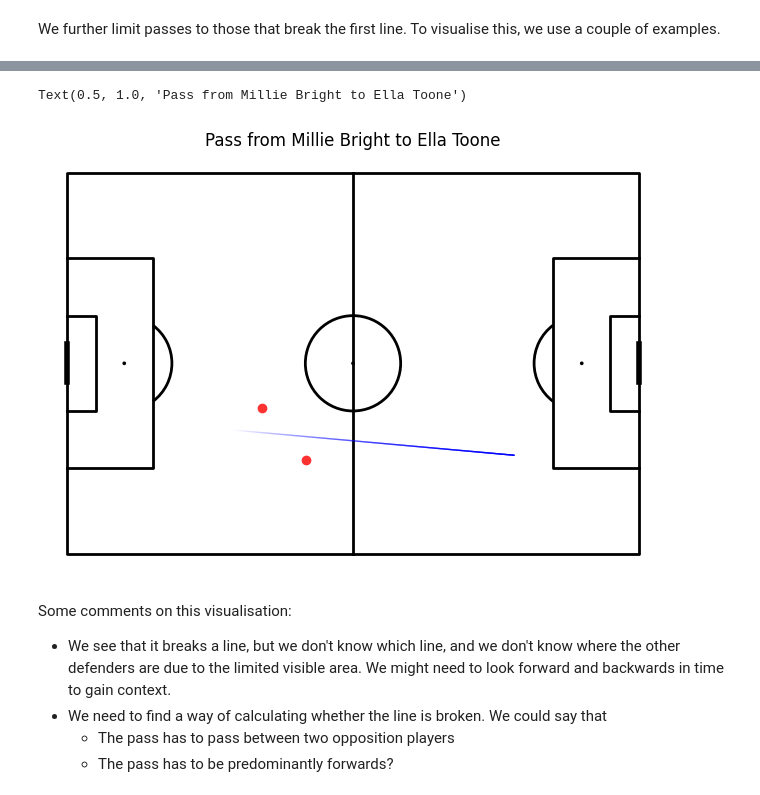
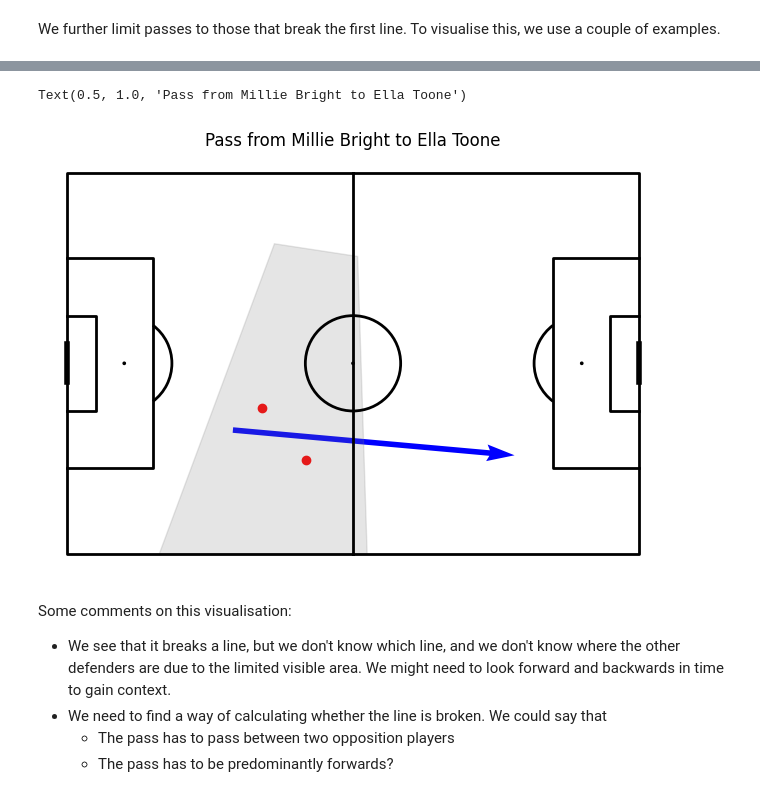
Before and after one commit to gsheir/tacticvis, a Jupyter notebook: src/midfield_receiving.ipynb, the cells around one changed output, grey strips where cells are left out. Drawn from its saved outputs; the diff is of its cells as text; code cells hidden in the pictures.

Commit message:
change plot arrows

```diff
--- a/src/midfield_receiving.ipynb
+++ b/src/midfield_receiving.ipynb
@@ -164,39 +164,37 @@ frame_0
 pitch = Pitch(pitch_color="#ffffff", line_color="#000000", line_zorder=2)
 fig, ax = pitch.draw()
 
-pass_arrows = pitch.lines(
+pass_arrows = pitch.arrows(
     xstart=[pass_0["location"][0]],
     ystart=[pass_0["location"][1]],
     xend=[pass_0["pass_end_location"][0]],
     yend=[pass_0["pass_end_location"][1]],
     color="blue",
     ax=ax,
-    lw=1,
-    transparent=True,
 )
 
 opponents = pitch.scatter(
     x=[x for (x, y) in frame_0["location"].loc[frame_0["teammate"] == False]],
     y=[y for (x, y) in frame_0["location"].loc[frame_0["teammate"] == False]],
     c="red",
     ax=ax,
 )
 
 visible_area = pitch.polygon(
     verts=[np.array(frame_0["visible_area"].iloc[0]).reshape((5, 2))],
-    color="white",
+    color="grey",
     alpha=0.2,
     ax=ax,
 )
 
 ax.set_title(
     f"Pass from {pass_0['player']} to {pass_0['pass_recipient']}".format(
         all_passes.shape[0]
     )
 )
 # %% [output]
 Text(0.5, 1.0, 'Pass from Millie Bright to Ella Toone')
-[figure, old version]
+[figure, new version]
 # %% [markdown]
 Some comments on this visualisation:
 
```
